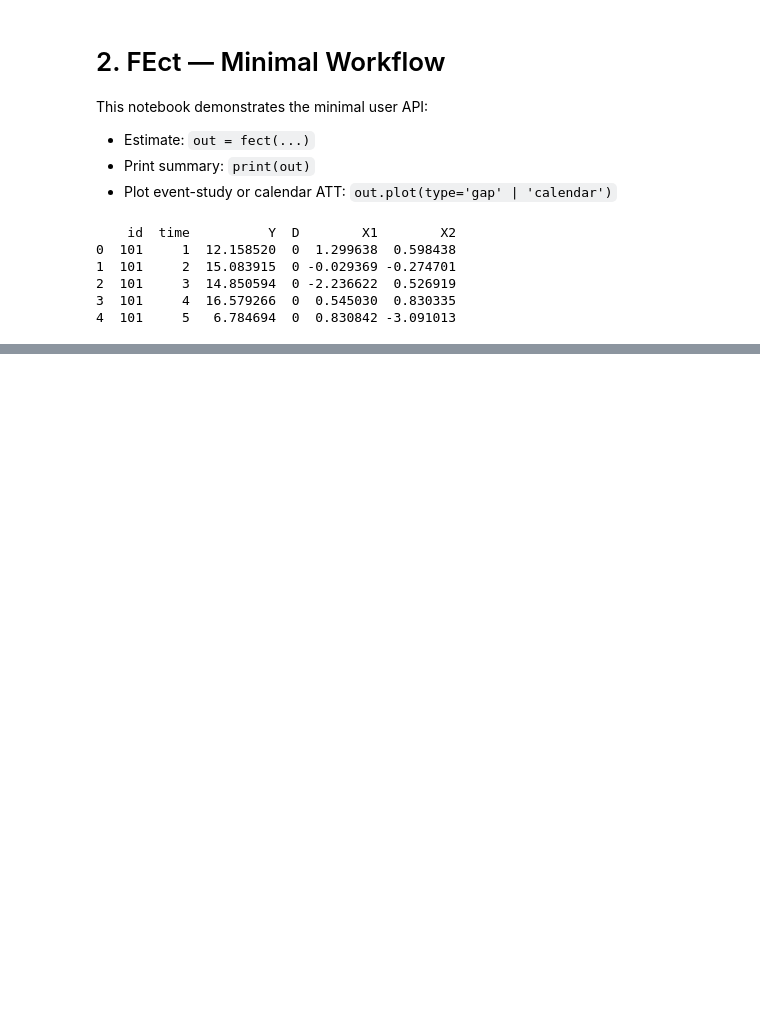
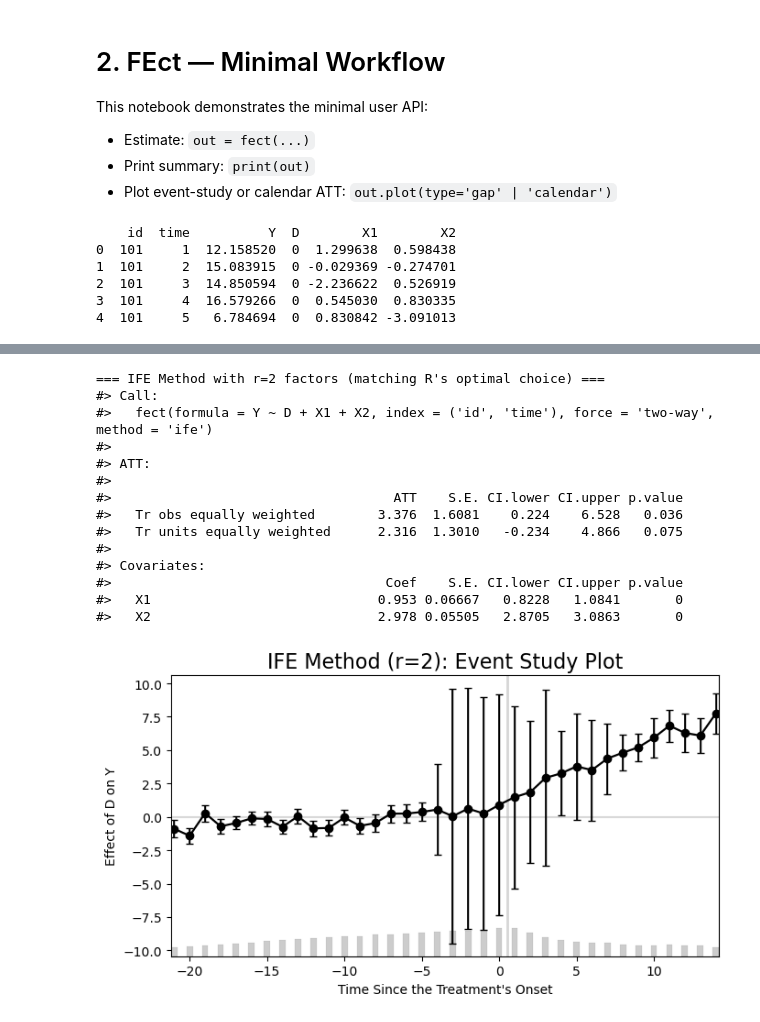
Before and after one commit to xuyiqing/fect_python, a Jupyter notebook: notebooks/02-fect.ipynb, the cells around one changed output, grey strips where cells are left out. Cells and saved outputs as stored; diff of their text form; code cells hidden in the pictures; blank space fills up the shorter version.

```diff
--- a/notebooks/02-fect.ipynb
+++ b/notebooks/02-fect.ipynb
@@ -73,3 +252,32 @@ out.plot(type='calendar');
+# %%
+# Interactive Fixed Effects (IFE) Method - Now Available!
+print("=== IFE Method with r=2 factors (matching R's optimal choice) ===")
+out_ife = fect(
+    df, Y="Y", D="D", X=X_cols, index=("id","time"),
+    method="ife",  # Use IFE method
+    r=2,           # Number of factors (R selected r*=2)
+    se=True,
+    vartype="jackknife",
+    seed=123
+)
+print(out_ife)
+out_ife.plot(type='gap', main='IFE Method (r=2): Event Study Plot');
+# %% [output]
+=== IFE Method with r=2 factors (matching R's optimal choice) ===
+#> Call:
+#>   fect(formula = Y ~ D + X1 + X2, index = ('id', 'time'), force = 'two-way', method = 'ife')
+#>
+#> ATT:
+#>
+#>                                    ATT    S.E. CI.lower CI.upper p.value
+#>   Tr obs equally weighted        3.376  1.6081    0.224    6.528   0.036
+#>   Tr units equally weighted      2.316  1.3010   -0.234    4.866   0.075
+#>
+#> Covariates:
+#>                                   Coef    S.E. CI.lower CI.upper p.value
+#>   X1                             0.953 0.06667   0.8228   1.0841       0
+#>   X2                             2.978 0.05505   2.8705   3.0863       0
+[figure, added]
 # %%
 # Estimate with SE; print shows SE/CI and plots draw CI
 out_bootstrap = fect(
```
Also changed, not shown: parts of 9 cells of this notebook, 2 other files.
